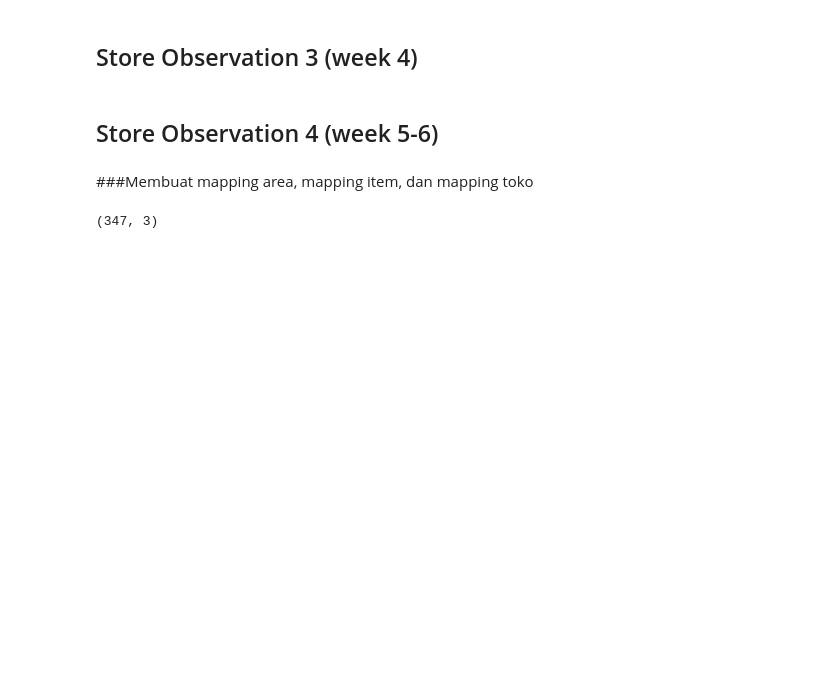
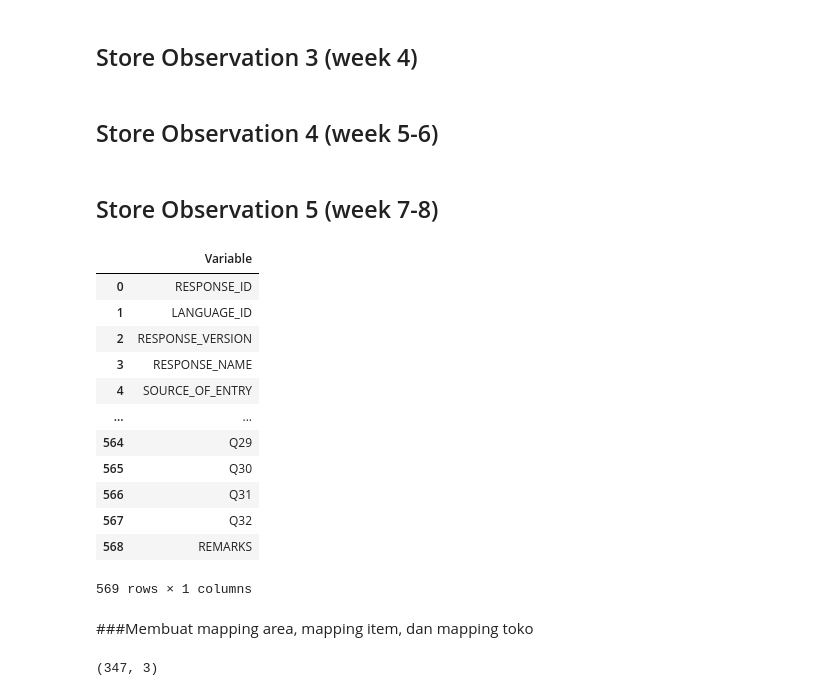
Before and after one commit to dyahrosita/Project, a Jupyter notebook: Project_JTI_5AO.ipynb, the cells around one changed output. Saved outputs shown, nothing was run; the diff lists cells and outputs as text; code cells hidden in the pictures; blank space fills up the shorter version.

```diff
--- a/Project_JTI_5AO.ipynb
+++ b/Project_JTI_5AO.ipynb
@@ -116,3 +116,23 @@ SO4.columns = col_name['Label']
 # %%
 SO4 = SO4.drop(drop_column, axis=1)
 SO4.insert(0,'Periode', '30Aug - 12Sep')
+# %% [markdown]
+## Store Observation 5 (week 7-8)
+# %%
+SO5 = pd.read_excel('gdrive/My Drive/JACOB/Data Clean Jacob 2021 Week 8 - CS Version.xlsx','DCT')
+# %%
+pd.DataFrame(SO5.columns, columns=['Variable'])
+# %% [output]
+|  | Variable |
+| 0 | RESPONSE_ID |
+| 1 | LANGUAGE_ID |
+| 2 | RESPONSE_VERSION |
+| 3 | RESPONSE_NAME |
+| 4 | SOURCE_OF_ENTRY |
+| ... | ... |
+| 564 | Q29 |
+| 565 | Q30 |
+| 566 | Q31 |
+| 567 | Q32 |
+| 568 | REMARKS |
+569 rows × 1 columns
```
Also changed, not shown: parts of 55 cells of this notebook.
